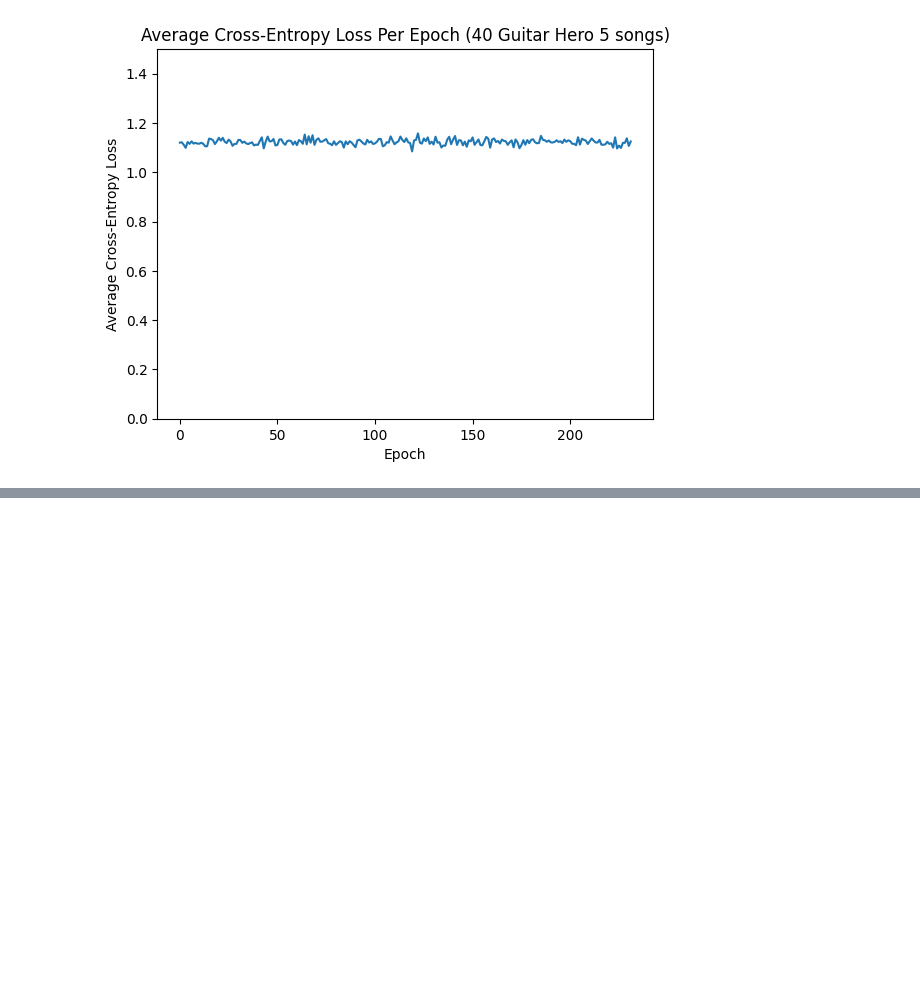
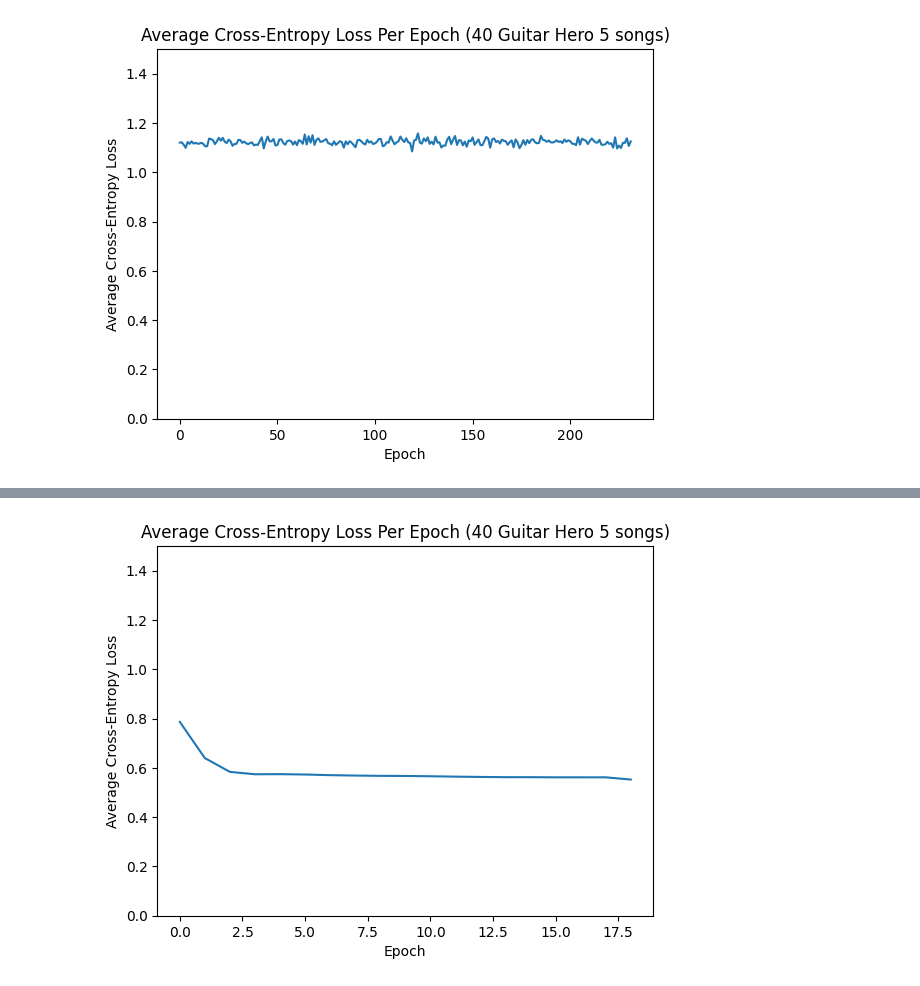
Before and after one commit to mb6611/audio2hero, a Jupyter notebook: graphs.ipynb, the cells around one changed output, grey strips where cells are left out. Cells and saved outputs as stored; diff of their text form; code cells hidden in the pictures; blank space fills up the shorter version.

```diff
--- a/graphs.ipynb
+++ b/graphs.ipynb
@@ -28,0 +29,12 @@ plt.show()
+# %%
+losses3 = np.load("losses3.npy")
+average_losses3 = [np.mean(epoch) for epoch in losses3]
+# %%
+plt.title("Average Cross-Entropy Loss Per Epoch (40 Guitar Hero 5 songs)")
+plt.xlabel("Epoch")
+plt.ylabel("Average Cross-Entropy Loss")
+plt.ylim(0,1.5)
+plt.plot(list(range(len(average_losses3))), average_losses3)
+plt.show()
+# %% [output]
+[figure, added]
```
Also changed, not shown: parts of 9 cells of this notebook, 4 other files.
